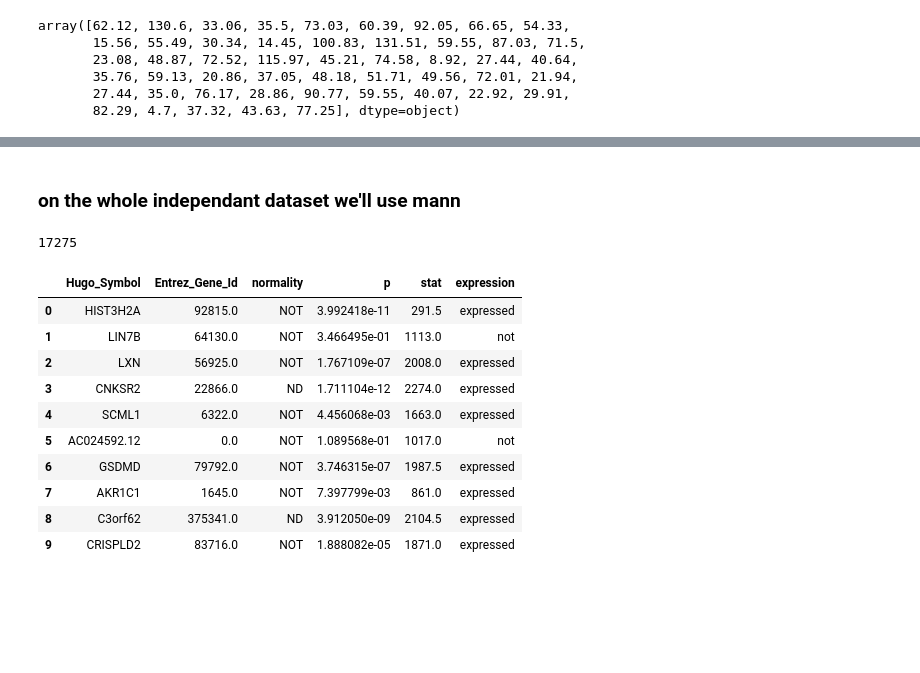
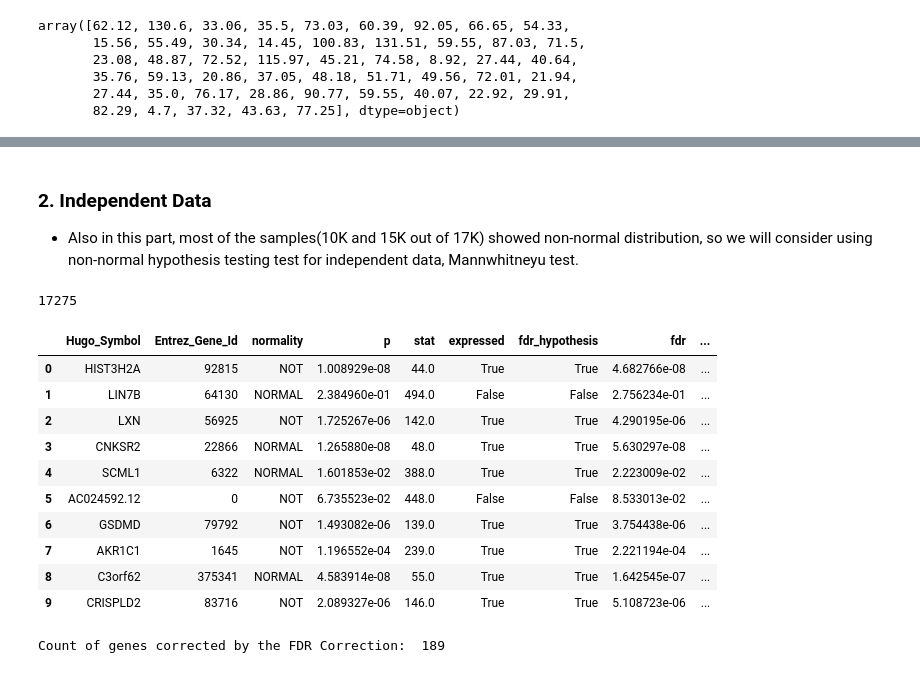
Before and after one commit to FatmaGad25/Bioinformatics_Final_project, a Jupyter notebook: final-I.ipynb, the cells around one changed output, grey strips where cells are left out. Saved outputs shown, nothing was run; the diff lists cells and outputs as text; code cells hidden in the pictures; blank space fills up the shorter version.

```diff
--- a/final-I.ipynb
+++ b/final-I.ipynb
@@ -279,8 +217,15 @@ data[0]
 # %%
+# Apply the Wilcoxon test on normal and cancer samples
 stat, p = stats.wilcoxon(data[0], data[1], axis=1)
-wilcoxon = pd.DataFrame(list(zip(normal_x.dropna().Hugo_Symbol, normal_x.dropna().Entrez_Gene_Id, normal_x.dropna().normality, p, stat)))
+
+# Create a DataFrame to hold the results
+wilcoxon = pd.DataFrame(list(zip(normal_x.dropna().Hugo_Symbol, normal_x.dropna().Entrez_Gene_Id, diff.dropna().Normality, p, stat)))
+
+# Initialize the columns headers
 wilcoxon.columns =['Hugo_Symbol', 'Entrez_Gene_Id', 'normality', 'p', 'stat']
-wilcoxon['expression'] = np.where(wilcoxon['p']>0.05, 'not', 'expressed')
+
+# A column to hold the hypothesis test result, True(Expressed) if p < 0.05, False if else.
+wilcoxon['expressed'] = np.where(wilcoxon['p'] < 0.05, 'True', 'False')
 print(len(wilcoxon))
 wilcoxon.head(10)
 # %% [output]
@@ -303,3 +244,9 @@ fdr(p)[1].shape
-# %%
-wilcoxon['fdr'] = fdr(p)[1]
-wilcoxon['fdr_hypothesis'] = fdr(p)[0]
+# %%
+# For more Accurate(confident) decision, we'll apply FDR Correction
+wilcoxon['fdr_hypothesis'] = fdr(p)[0].astype(str)
+wilcoxon['fdr'] = fdr(p)[1]
+
+# A column to notate if the fdr corrected any decision, True if corrected, False if else
+wilcoxon['corrected'] = np.where(wilcoxon['expressed'] == wilcoxon['fdr_hypothesis'], 'False', 'True')
+
+print('Count of genes corrected by the FDR Correction: ', len(wilcoxon[wilcoxon['corrected'] == 'True']))
@@ -306,22 +292,30 @@ wilcoxon['fdr_hypothesis'] = fdr(p)[0]
 # %% [markdown]
-### on the whole independant dataset we'll use mann
+### 2. Independent Data
+- Also in this part, most of the samples(10K and 15K out of 17K) showed non-normal distribution, so we will consider using non-normal hypothesis testing test for independent data, Mannwhitneyu test.
 # %%
+# Apply the Wilcoxon Mannwhitneyu on normal and cancer samples
 stat, p =  stats.mannwhitneyu(data[0], data[1], axis=1)
-mannwhitneyu = pd.DataFrame(list(zip(normal_x.dropna().Hugo_Symbol, normal_x.dropna().Entrez_Gene_Id, normal_x.dropna().normality, p, stat)))
-mannwhitneyu.columns =['Hugo_Symbol', 'Entrez_Gene_Id', 'normality', 'p', 'stat']
-mannwhitneyu['expression'] = np.where(mannwhitneyu['p']>0.05, 'not', 'expressed')
-print(len(mannwhitneyu))
-mannwhitneyu.head(10)
+
+# Create a DataFrame to hold the results
+mannwhitneyu = pd.DataFrame(list(zip(normal_x.dropna().Hugo_Symbol, normal_x.dropna().Entrez_Gene_Id, dfs[0].dropna().normality,dfs[1].dropna().normality, p, stat)))
+# Initialize the columns headers
+mannwhitneyu.columns =['Hugo_Symbol', 'Entrez_Gene_Id', 'Normality_NormalSample', 'Normality_CancerSample','p', 'stat']
+
+# A column to hold the hypothesis test result, True(Expressed) if p < 0.05, False if else.
+mannwhitneyu['expressed'] = np.where(mannwhitneyu['p'] < 0.05, 'True', 'False')
+
+print(len(wilcoxon))
+wilcoxon.head(10)
 # %% [output]
 17275
-|  | Hugo_Symbol | Entrez_Gene_Id | normality | p | stat | expression |
-| 0 | HIST3H2A | 92815.0 | NOT | 3.992418e-11 | 291.5 | expressed |
-| 1 | LIN7B | 64130.0 | NOT | 3.466495e-01 | 1113.0 | not |
-| 2 | LXN | 56925.0 | NOT | 1.767109e-07 | 2008.0 | expressed |
-| 3 | CNKSR2 | 22866.0 | ND | 1.711104e-12 | 2274.0 | expressed |
-| 4 | SCML1 | 6322.0 | NOT | 4.456068e-03 | 1663.0 | expressed |
-| 5 | AC024592.12 | 0.0 | NOT | 1.089568e-01 | 1017.0 | not |
-| 6 | GSDMD | 79792.0 | NOT | 3.746315e-07 | 1987.5 | expressed |
-| 7 | AKR1C1 | 1645.0 | NOT | 7.397799e-03 | 861.0 | expressed |
-| 8 | C3orf62 | 375341.0 | ND | 3.912050e-09 | 2104.5 | expressed |
-| 9 | CRISPLD2 | 83716.0 | NOT | 1.888082e-05 | 1871.0 | expressed |
+|  | Hugo_Symbol | Entrez_Gene_Id | normality | p | stat | expressed | fdr_hypothesis | fdr | ... |
+| 0 | HIST3H2A | 92815 | NOT | 1.008929e-08 | 44.0 | True | True | 4.682766e-08 | ... |
+| 1 | LIN7B | 64130 | NORMAL | 2.384960e-01 | 494.0 | False | False | 2.756234e-01 | ... |
+| 2 | LXN | 56925 | NOT | 1.725267e-06 | 142.0 | True | True | 4.290195e-06 | ... |
+| 3 | CNKSR2 | 22866 | NORMAL | 1.265880e-08 | 48.0 | True | True | 5.630297e-08 | ... |
+| 4 | SCML1 | 6322 | NORMAL | 1.601853e-02 | 388.0 | True | True | 2.223009e-02 | ... |
+| 5 | AC024592.12 | 0 | NOT | 6.735523e-02 | 448.0 | False | False | 8.533013e-02 | ... |
+| 6 | GSDMD | 79792 | NOT | 1.493082e-06 | 139.0 | True | True | 3.754438e-06 | ... |
+| 7 | AKR1C1 | 1645 | NOT | 1.196552e-04 | 239.0 | True | True | 2.221194e-04 | ... |
+| 8 | C3orf62 | 375341 | NORMAL | 4.583914e-08 | 55.0 | True | True | 1.642545e-07 | ... |
+| 9 | CRISPLD2 | 83716 | NOT | 2.089327e-06 | 146.0 | True | True | 5.108723e-06 | ... |
@@ -330,0 +322,11 @@ mannwhitneyu['fdr_hypothesis'] = fdr(p)[0]
+# %%
+# For more Accurate(confident) decision, we'll apply FDR Correction
+mannwhitneyu['fdr_hypothesis'] = fdr(p)[0].astype(str)
+mannwhitneyu['fdr'] = fdr(p)[1]
+
+# A column to notate if the fdr corrected any decision, True if corrected, False if else
+mannwhitneyu['corrected'] = np.where(mannwhitneyu['expressed'] == mannwhitneyu['fdr_hypothesis'], 'False', 'True')
+
+print('Count of genes corrected by the FDR Correction: ', len(mannwhitneyu[mannwhitneyu['corrected'] == 'True']))
+# %% [output]
+Count of genes corrected by the FDR Correction:  189
```
Also changed, not shown: parts of 40 cells of this notebook, 6 other files.
